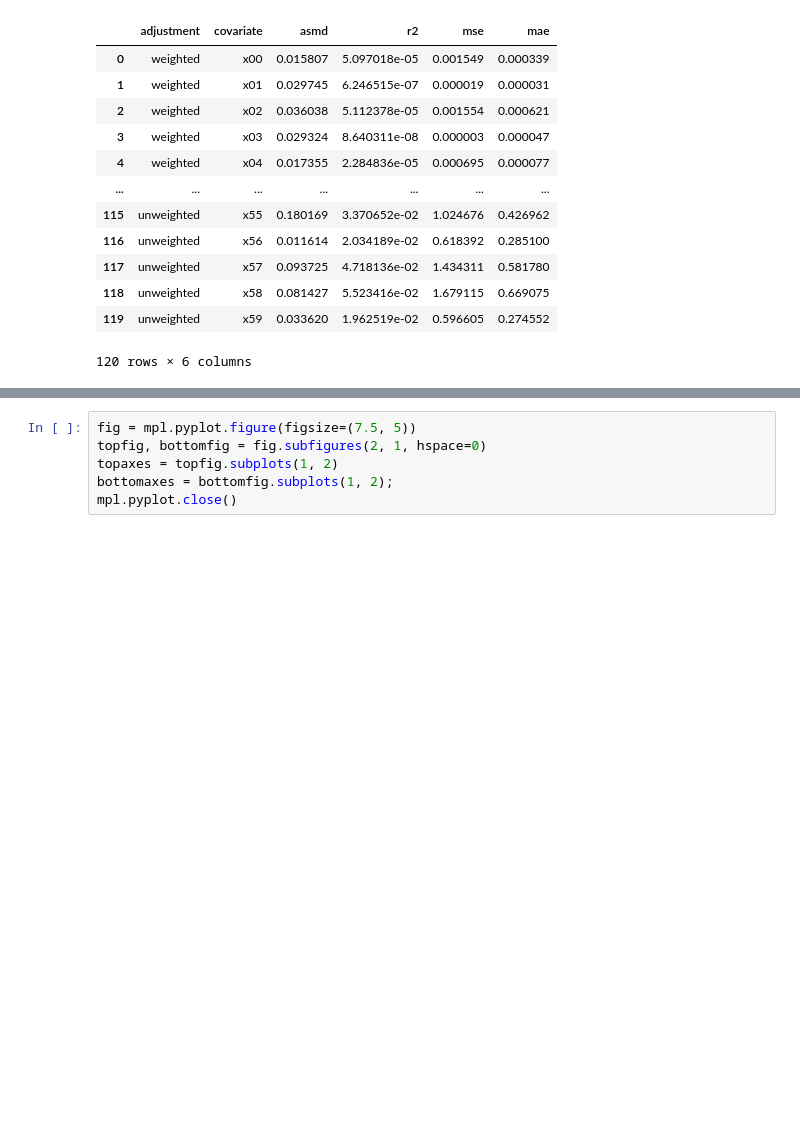
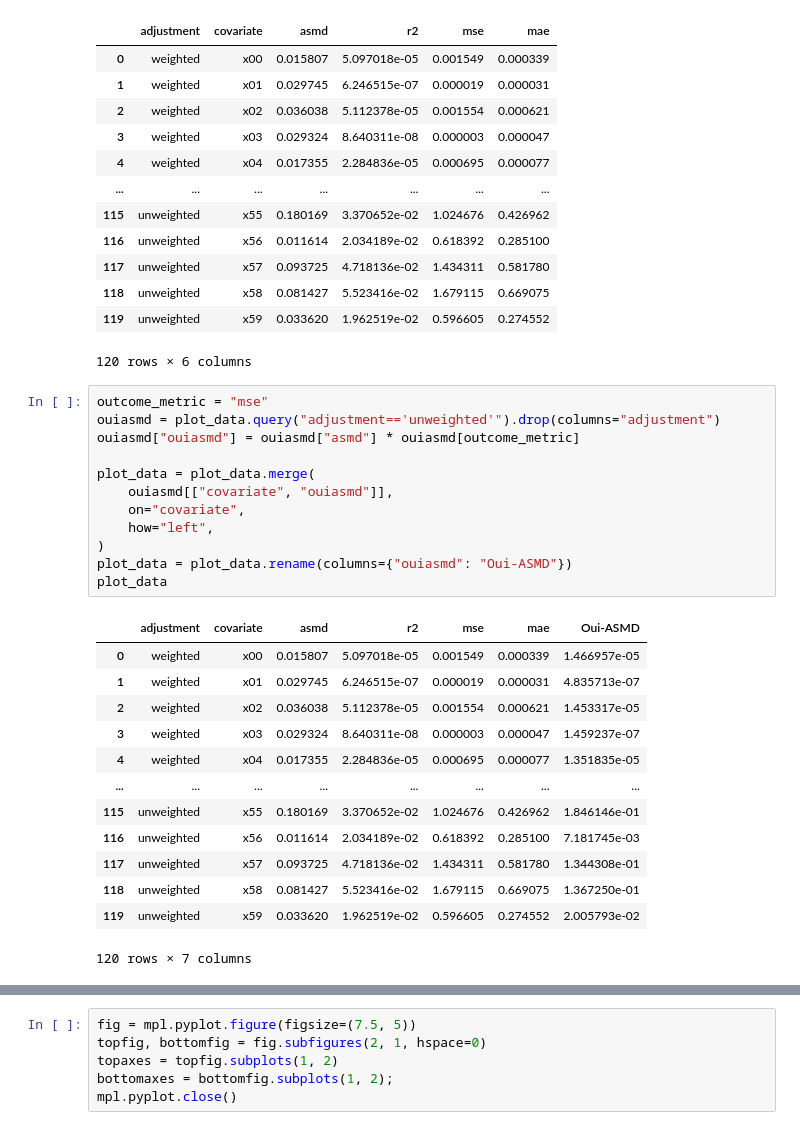
Before and after one commit to namag-ai/oui-plots, a Jupyter notebook: notebooks/ouibalance_plot.ipynb, the cells around one changed output, grey strips where cells are left out. Saved outputs shown, nothing was run; the diff lists cells and outputs as text; blank space fills up the shorter version.

Commit message:
All results now use Oui-ASMD score for everything

```diff
--- a/notebooks/ouibalance_plot.ipynb
+++ b/notebooks/ouibalance_plot.ipynb
@@ -178,6 +178,32 @@ plot_data
 | 118 | unweighted | x58 | 0.081427 | 5.523416e-02 | 1.679115 | 0.669075 |
 | 119 | unweighted | x59 | 0.033620 | 1.962519e-02 | 0.596605 | 0.274552 |
 120 rows × 6 columns
+# %%
+outcome_metric = "mse"
+ouiasmd = plot_data.query("adjustment=='unweighted'").drop(columns="adjustment")
+ouiasmd["ouiasmd"] = ouiasmd["asmd"] * ouiasmd[outcome_metric]
+
+plot_data = plot_data.merge(
+    ouiasmd[["covariate", "ouiasmd"]],
+    on="covariate",
+    how="left",
+)
+plot_data = plot_data.rename(columns={"ouiasmd": "Oui-ASMD"})
+plot_data
+# %% [output]
+|  | adjustment | covariate | asmd | r2 | mse | mae | Oui-ASMD |
+| 0 | weighted | x00 | 0.015807 | 5.097018e-05 | 0.001549 | 0.000339 | 1.466957e-05 |
+| 1 | weighted | x01 | 0.029745 | 6.246515e-07 | 0.000019 | 0.000031 | 4.835713e-07 |
+| 2 | weighted | x02 | 0.036038 | 5.112378e-05 | 0.001554 | 0.000621 | 1.453317e-05 |
+| 3 | weighted | x03 | 0.029324 | 8.640311e-08 | 0.000003 | 0.000047 | 1.459237e-07 |
+| 4 | weighted | x04 | 0.017355 | 2.284836e-05 | 0.000695 | 0.000077 | 1.351835e-05 |
+| ... | ... | ... | ... | ... | ... | ... | ... |
+| 115 | unweighted | x55 | 0.180169 | 3.370652e-02 | 1.024676 | 0.426962 | 1.846146e-01 |
+| 116 | unweighted | x56 | 0.011614 | 2.034189e-02 | 0.618392 | 0.285100 | 7.181745e-03 |
+| 117 | unweighted | x57 | 0.093725 | 4.718136e-02 | 1.434311 | 0.581780 | 1.344308e-01 |
+| 118 | unweighted | x58 | 0.081427 | 5.523416e-02 | 1.679115 | 0.669075 | 1.367250e-01 |
+| 119 | unweighted | x59 | 0.033620 | 1.962519e-02 | 0.596605 | 0.274552 | 2.005793e-02 |
+120 rows × 7 columns
 # %%
 def slope_balance(
     plot_data,
```
Also changed, not shown: parts of 3 cells of this notebook, 2 other files.
